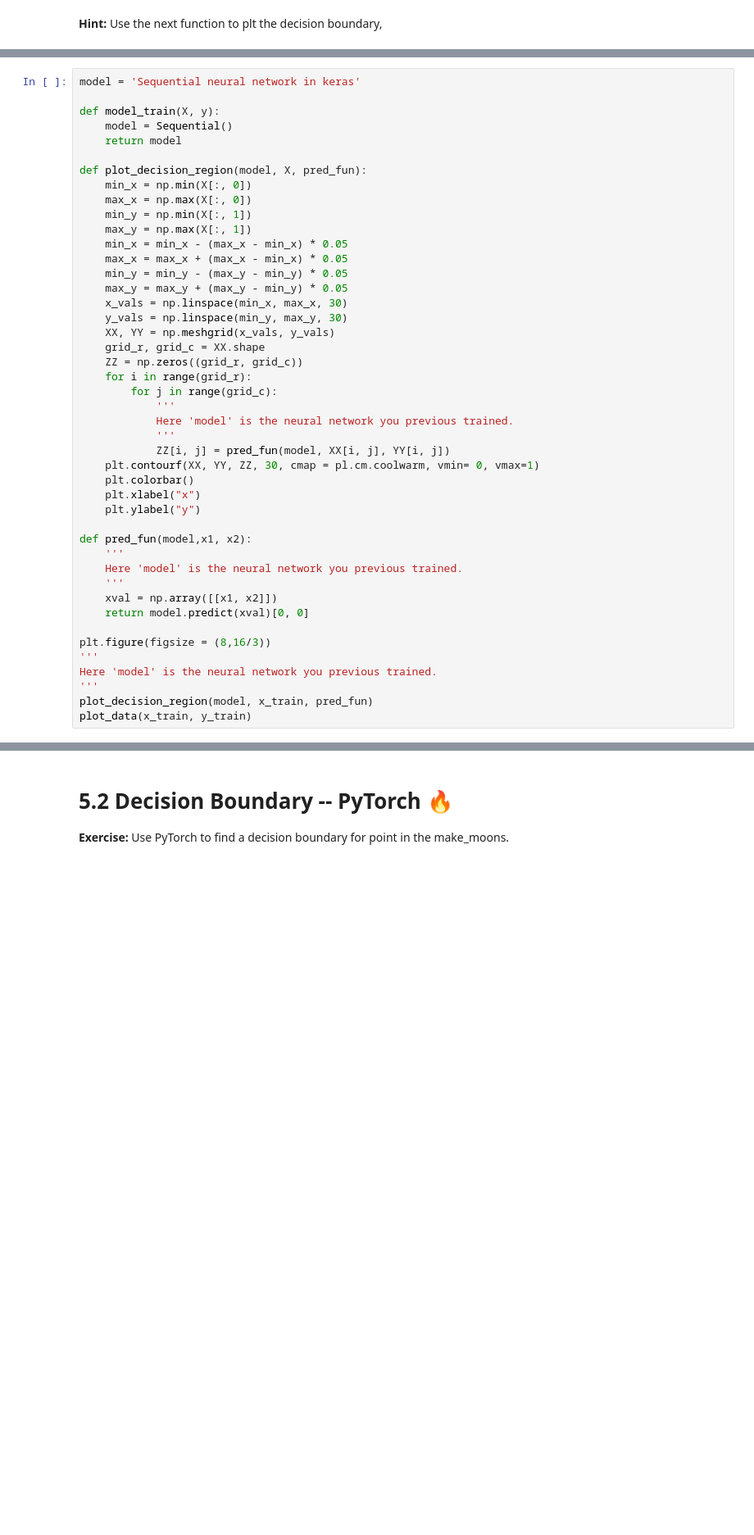
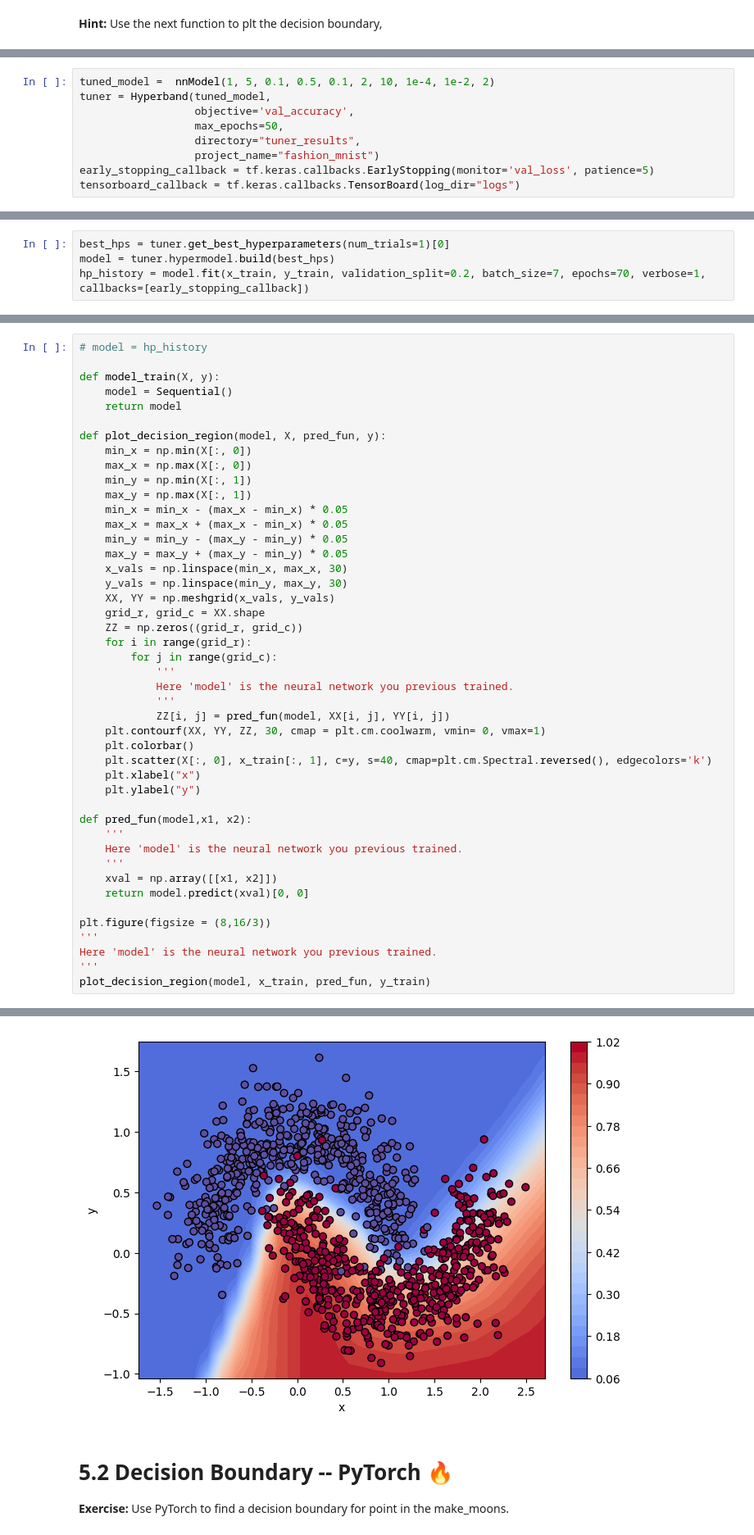
Before and after one commit to tannialhernandez/topicosAvanzadosAnalitica, a Jupyter notebook: E3-NeuralNetwork/E5-NeuralNetworksKeras.ipynb, the cells around one changed output, grey strips where cells are left out. Shown: that part at 82% size. Cells and saved outputs as stored; diff of their text form; blank space fills up the shorter version.

Commit message:
fix output graph in item 5.1

```diff
--- a/E3-NeuralNetwork/E5-NeuralNetworksKeras.ipynb
+++ b/E3-NeuralNetwork/E5-NeuralNetworksKeras.ipynb
@@ -89,0 +160,9 @@ class nnModel(HyperModel):
+# %%
+tuned_model =  nnModel(1, 5, 0.1, 0.5, 0.1, 2, 10, 1e-4, 1e-2, 2)
+tuner = Hyperband(tuned_model,
+                  objective='val_accuracy',
+                  max_epochs=50,
+                  directory="tuner_results",
+                  project_name="fashion_mnist")
+early_stopping_callback = tf.keras.callbacks.EarlyStopping(monitor='val_loss', patience=5)
+tensorboard_callback = tf.keras.callbacks.TensorBoard(log_dir="logs")
@@ -89,0 +181,4 @@ class nnModel(HyperModel):
+# %%
+best_hps = tuner.get_best_hyperparameters(num_trials=1)[0]
+model = tuner.hypermodel.build(best_hps)
+hp_history = model.fit(x_train, y_train, validation_split=0.2, batch_size=7, epochs=70, verbose=1, callbacks=[early_stopping_callback])
@@ -90,11 +231,11 @@ class nnModel(HyperModel):
 # %%
-model = 'Sequential neural network in keras'
+# model = hp_history
 
 def model_train(X, y):
     model = Sequential()
     return model
 
-def plot_decision_region(model, X, pred_fun):
+def plot_decision_region(model, X, pred_fun, y):
     min_x = np.min(X[:, 0])
     max_x = np.max(X[:, 0])
     min_y = np.min(X[:, 1])
@@ -114,8 +255,9 @@ def plot_decision_region(model, X, pred_fun):
             Here 'model' is the neural network you previous trained.
             '''
             ZZ[i, j] = pred_fun(model, XX[i, j], YY[i, j])
-    plt.contourf(XX, YY, ZZ, 30, cmap = pl.cm.coolwarm, vmin= 0, vmax=1)
+    plt.contourf(XX, YY, ZZ, 30, cmap = plt.cm.coolwarm, vmin= 0, vmax=1)
     plt.colorbar()
+    plt.scatter(X[:, 0], x_train[:, 1], c=y, s=40, cmap=plt.cm.Spectral.reversed(), edgecolors='k')
     plt.xlabel("x")
     plt.ylabel("y")
 
@@ -130,6 +272,5 @@ plt.figure(figsize = (8,16/3))
 '''
 Here 'model' is the neural network you previous trained.
 '''
-plot_decision_region(model, x_train, pred_fun)
-plot_data(x_train, y_train)
+plot_decision_region(model, x_train, pred_fun, y_train)
 # %% [output]
@@ -137,3 +294,4 @@ SyntaxError: expected '(' (3091427329.py, line 3)
+[figure, added]
 # %% [markdown]
 # 5.2 Decision Boundary -- PyTorch 🔥
 
```
Also changed, not shown: parts of 12 cells of this notebook.
